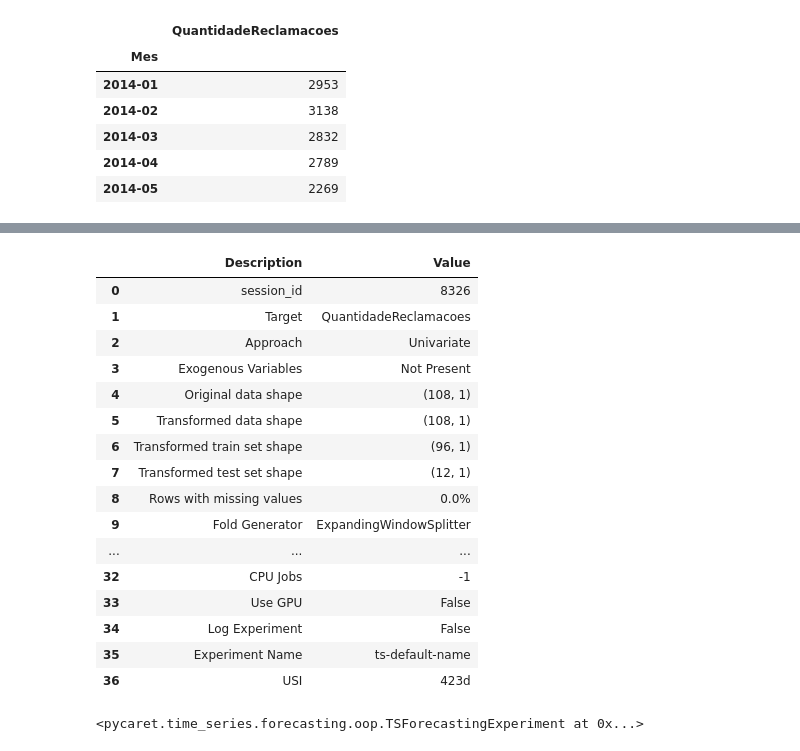
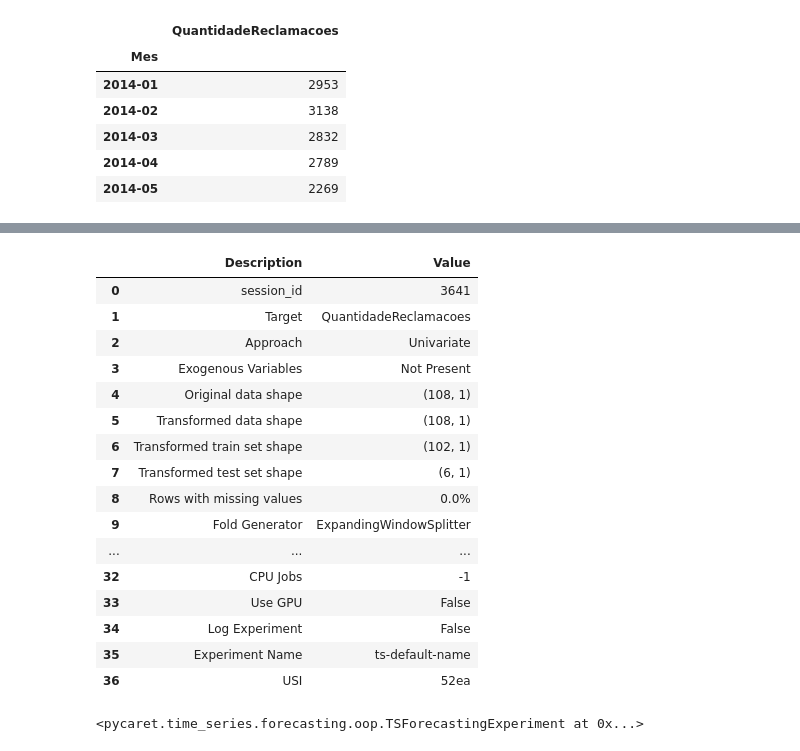
Before and after one commit to LerinaMM/satisfacao_consumidor_aneel, a Jupyter notebook: ANEEL_NOVA_1.ipynb, the cells around one changed output, grey strips where cells are left out. Saved outputs shown, nothing was run; the diff lists cells and outputs as text; code cells hidden in the pictures.

```diff
--- a/ANEEL_NOVA_1.ipynb
+++ b/ANEEL_NOVA_1.ipynb
@@ -666,17 +673,17 @@ novo_df_pred.head()
 # %%
 from pycaret.time_series import *
 # %%
-setup(novo_df_pred, fh=12, seasonal_period='M' )
+setup(novo_df_pred, fh=6, seasonal_period='M' )
 # %% [output]
 |  | Description | Value |
-| 0 | session_id | 8326 |
+| 0 | session_id | 3641 |
 | 1 | Target | QuantidadeReclamacoes |
 | 2 | Approach | Univariate |
 | 3 | Exogenous Variables | Not Present |
 | 4 | Original data shape | (108, 1) |
 | 5 | Transformed data shape | (108, 1) |
-| 6 | Transformed train set shape | (96, 1) |
-| 7 | Transformed test set shape | (12, 1) |
+| 6 | Transformed train set shape | (102, 1) |
+| 7 | Transformed test set shape | (6, 1) |
 | 8 | Rows with missing values | 0.0% |
 | 9 | Fold Generator | ExpandingWindowSplitter |
 | ... | ... | ... |
@@ -684,7 +691,7 @@ setup(novo_df_pred, fh=12, seasonal_period='M' )
 | 33 | Use GPU | False |
 | 34 | Log Experiment | False |
 | 35 | Experiment Name | ts-default-name |
-| 36 | USI | 423d |
+| 36 | USI | 52ea |
 <pycaret.time_series.forecasting.oop.TSForecastingExperiment at 0x...>
 # %%
 #Verificando o melhor modelo
```
Also changed, not shown: parts of 5 cells of this notebook.
